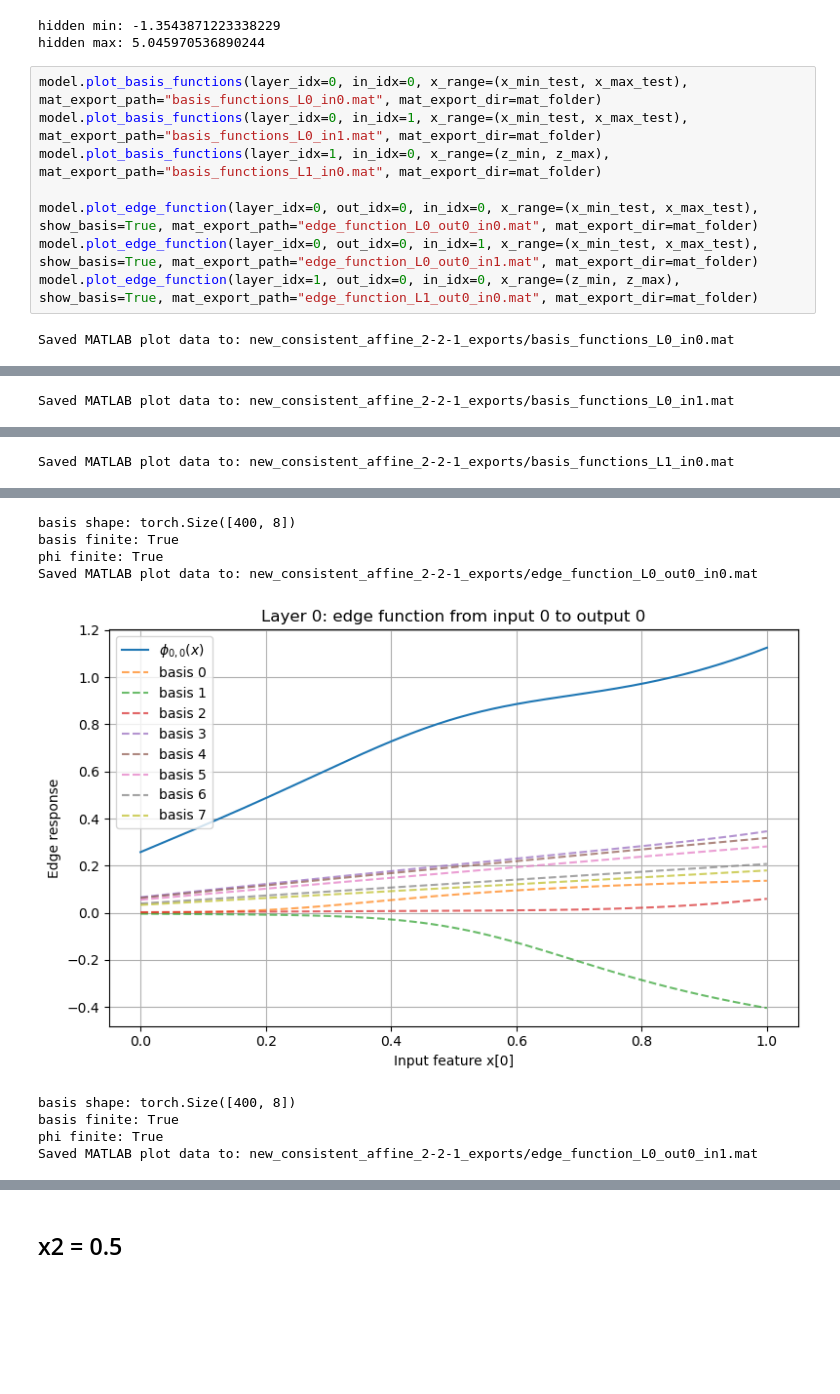
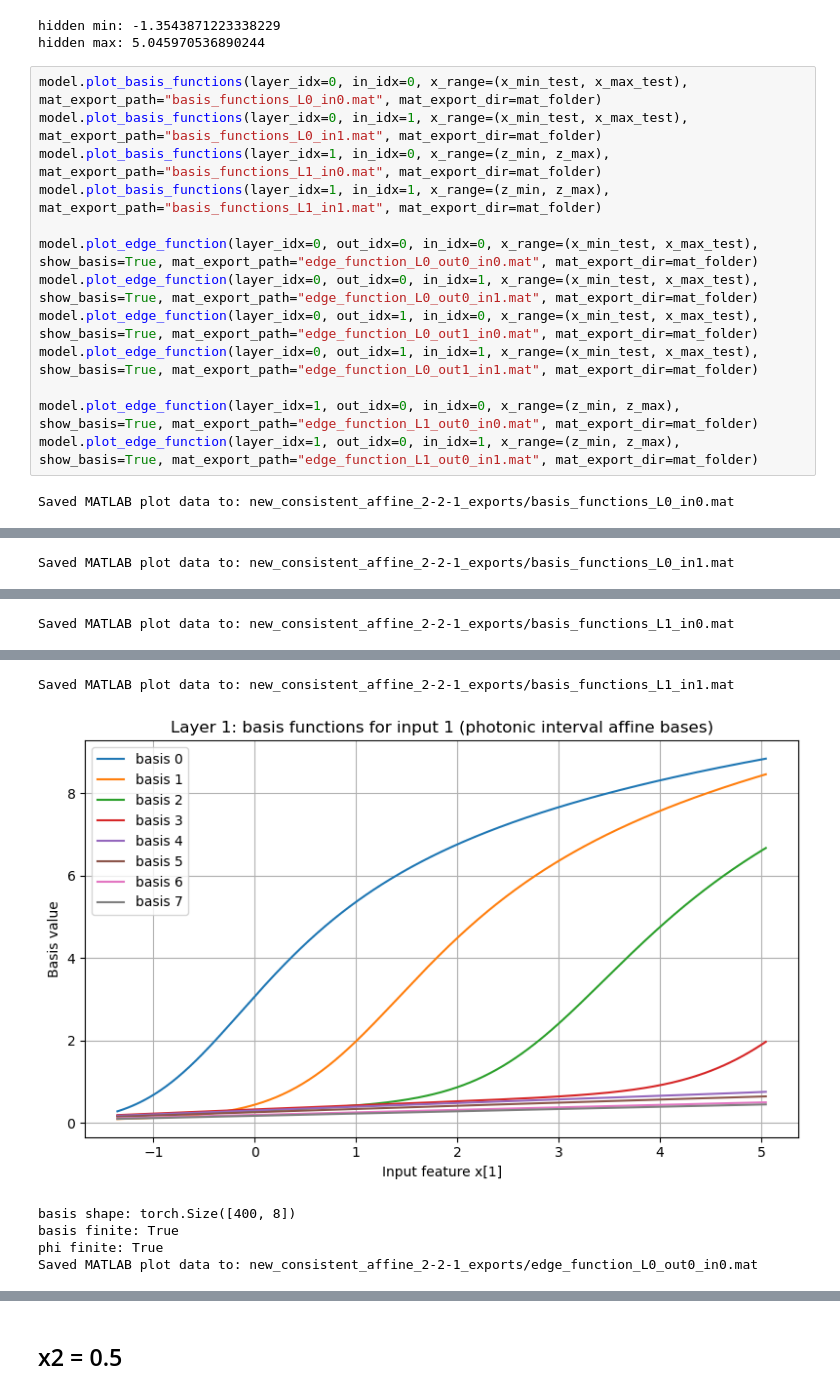
Before and after one commit to sofijaorlovic/photonic-KAN, a Jupyter notebook: affine_kan_2-2-1_consistent.ipynb, the cells around one changed output, grey strips where cells are left out. Saved outputs shown, nothing was run; the diff lists cells and outputs as text; blank space fills up the shorter version.

Commit message:
fix: edge plots for affine KAN 2-2-1 consistent

```diff
--- a/affine_kan_2-2-1_consistent.ipynb
+++ b/affine_kan_2-2-1_consistent.ipynb
@@ -248,24 +248,26 @@ hidden max: 5.045970536890244
 # %%
 model.plot_basis_functions(layer_idx=0, in_idx=0, x_range=(x_min_test, x_max_test), mat_export_path="basis_functions_L0_in0.mat", mat_export_dir=mat_folder)
 model.plot_basis_functions(layer_idx=0, in_idx=1, x_range=(x_min_test, x_max_test), mat_export_path="basis_functions_L0_in1.mat", mat_export_dir=mat_folder)
 model.plot_basis_functions(layer_idx=1, in_idx=0, x_range=(z_min, z_max), mat_export_path="basis_functions_L1_in0.mat", mat_export_dir=mat_folder)
+model.plot_basis_functions(layer_idx=1, in_idx=1, x_range=(z_min, z_max), mat_export_path="basis_functions_L1_in1.mat", mat_export_dir=mat_folder)
 
 model.plot_edge_function(layer_idx=0, out_idx=0, in_idx=0, x_range=(x_min_test, x_max_test), show_basis=True, mat_export_path="edge_function_L0_out0_in0.mat", mat_export_dir=mat_folder)
 model.plot_edge_function(layer_idx=0, out_idx=0, in_idx=1, x_range=(x_min_test, x_max_test), show_basis=True, mat_export_path="edge_function_L0_out0_in1.mat", mat_export_dir=mat_folder)
+model.plot_edge_function(layer_idx=0, out_idx=1, in_idx=0, x_range=(x_min_test, x_max_test), show_basis=True, mat_export_path="edge_function_L0_out1_in0.mat", mat_export_dir=mat_folder)
+model.plot_edge_function(layer_idx=0, out_idx=1, in_idx=1, x_range=(x_min_test, x_max_test), show_basis=True, mat_export_path="edge_function_L0_out1_in1.mat", mat_export_dir=mat_folder)
+
 model.plot_edge_function(layer_idx=1, out_idx=0, in_idx=0, x_range=(z_min, z_max), show_basis=True, mat_export_path="edge_function_L1_out0_in0.mat", mat_export_dir=mat_folder)
+model.plot_edge_function(layer_idx=1, out_idx=0, in_idx=1, x_range=(z_min, z_max), show_basis=True, mat_export_path="edge_function_L1_out0_in1.mat", mat_export_dir=mat_folder)
 # %% [output]
 Saved MATLAB plot data to: new_consistent_affine_2-2-1_exports/basis_functions_L0_in0.mat
 [figure]
 Saved MATLAB plot data to: new_consistent_affine_2-2-1_exports/basis_functions_L0_in1.mat
 [figure]
 Saved MATLAB plot data to: new_consistent_affine_2-2-1_exports/basis_functions_L1_in0.mat
 [figure]
-basis shape: torch.Size([400, 8])
-basis finite: True
-phi finite: True
-Saved MATLAB plot data to: new_consistent_affine_2-2-1_exports/edge_function_L0_out0_in0.mat
+Saved MATLAB plot data to: new_consistent_affine_2-2-1_exports/basis_functions_L1_in1.mat
-[figure, old version]
+[figure, new version]
 basis shape: torch.Size([400, 8])
 basis finite: True
 phi finite: True
-Saved MATLAB plot data to: new_consistent_affine_2-2-1_exports/edge_function_L0_out0_in1.mat
+Saved MATLAB plot data to: new_consistent_affine_2-2-1_exports/edge_function_L0_out0_in0.mat
```
Also changed, not shown: parts of 2 cells of this notebook, 22 other files.
